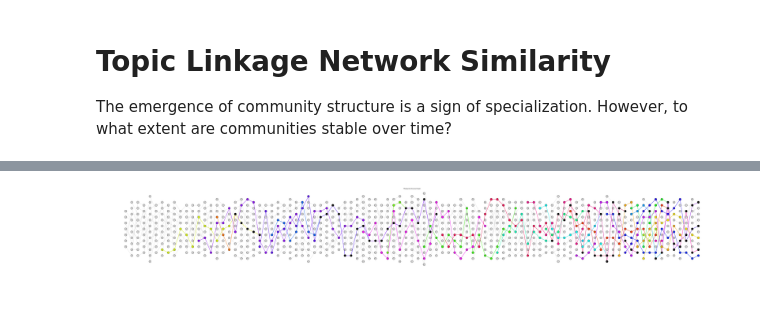
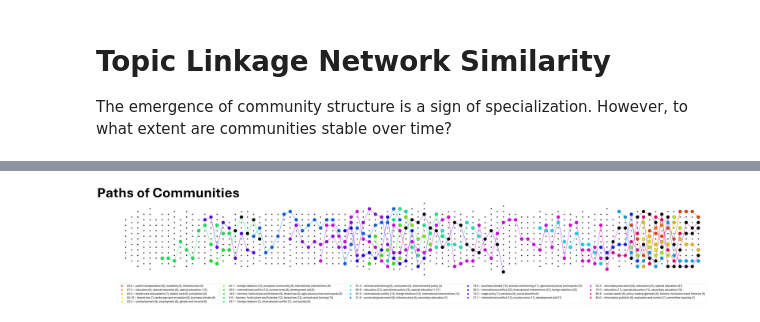
Before and after one commit to rubenros1795/linkage, a Jupyter notebook: 004_community-chains.ipynb, the cells around one changed output, grey strips where cells are left out. Drawn from its saved outputs; the diff is of its cells as text; code cells hidden in the pictures.

Commit message:
community chains

```diff
--- a/004_community-chains.ipynb
+++ b/004_community-chains.ipynb
@@ -131,5 +130,12 @@ print(len(filtered))
 # %%
 import seaborn as sns
+
+def chain2topic(chain):
+    topics = []
+    for node in chain:
+        x = int(node.split('-')[0])
+        topics += list(communities[node])
+    return ', '.join([f"{t} ({c})" for t,c in Counter(topics).most_common(3)])
 
 # Initialize directed graph
 G = nx.DiGraph()
@@ -158,8 +164,9 @@ colors = sns.color_palette("hsv", len(filtered))
 
 # Track node colors and chains
 node_chain_count = {node: 0 for node in G.nodes}
-node_colors = {node: (0.5, 0.5, 0.5, 0.25) for node in G.nodes}  # Default to gray with alpha 0.25
-edge_alphas = {edge: 0.25 for edge in G.edges}
+node_colors = {node: (0.15, 0.15, 0.15, 1) for node in G.nodes}  # Default to gray with alpha 0.25
+edge_alphas = {edge: 0.1 for edge in G.edges}
+node_sizes = {node: 50 for node in G.nodes}  # Default size for out-chain nodes
 
 # Increment node count for each chain
 for chain in filtered:
@@ -172,37 +179,55 @@ fig, ax = plt.subplots(figsize=(80, 10))
 
 # Highlight edges and nodes with unique colors for each chain
 for idx, chain in enumerate(filtered):
     color = colors[idx % len(colors)]
     for i in range(len(chain) - 1):
         if G.has_edge(chain[i], chain[i+1]):
             ax.plot([pos[chain[i]][0], pos[chain[i+1]][0]], [pos[chain[i]][1], pos[chain[i+1]][1]], color=color, zorder=3)
             edge_alphas[(chain[i], chain[i+1])] = 1.0  # Set edge alpha to 1.0
 
     for node in chain:
         if node_chain_count[node] > 1:
             node_colors[node] = 'black'
+            node_sizes[node] = 500  # In-chain node size
         else:
             node_colors[node] = (*color, 1.0)  # Set node color with alpha 1.0
+            node_sizes[node] = 500  # In-chain node size
 
 # Draw nodes with scatter
-ax.scatter(x_nodes, y_nodes, s=250, c=[node_colors[node] for node in G.nodes], edgecolors='black', zorder=4)
+ax.scatter(x_nodes, y_nodes, s=[node_sizes[node] for node in G.nodes], c=[node_colors[node] for node in G.nodes], edgecolors='black', zorder=4)
 
 # Draw edges with plot
 for edge, alpha in edge_alphas.items():
     ax.plot([pos[edge[0]][0], pos[edge[1]][0]], [pos[edge[0]][1], pos[edge[1]][1]], color='gray', alpha=alpha, zorder=1)
 
 # Draw labels with annotate
 for node in G.nodes:
-    ax.annotate(node, xy=pos[node], xytext=(0, 0), textcoords='offset points', fontsize=8, color='grey', ha='center', va='center',zorder=10)
-
-# Set title
-ax.set_title("Multipartite Directed Graph")
+    if node_chain_count[node] > 0:  # Annotate only in-chain nodes
+        ax.annotate(node, xy=pos[node], xytext=(0, 0), textcoords='offset points', fontsize=5, color='black', ha='center', va='center', zorder=5)
 
 # Remove axis
 ax.axis('off')
 
+
+# Initialize legend handles and labels lists
+legend_handles = []
+legend_labels = []
+
+# Plot legends below the main plot
+legend_x = 0
+legend_y = -1.5  # Adjust the y position as needed
+for idx, chain in enumerate(filtered):
+    color = colors[idx % len(colors)]
+    handle = plt.scatter([], [], s=100, c=[color])
+    legend_handles.append(handle)
+    legend_labels.append(chain[0] + ' -- ' + chain2topic(chain))
+
+plt.title('Paths of Communities', loc='left',fontsize=100,fontweight='bold')
+# Add legends to the plot
+plt.legend(legend_handles, legend_labels, loc='upper center', ncol=5, fontsize=20,bbox_to_anchor=(0.5, -0.05))
+plt.savefig('figs/chains.pdf',bbox_inches='tight',dpi=400)
+
 # Show plot
-plt.savefig('/home/rb/Desktop/test.pdf')
 plt.show()
 # %% [output]
-[figure, old version]
+[figure, new version]
```
Also changed, not shown: parts of 4 cells of this notebook, 7 other files.
